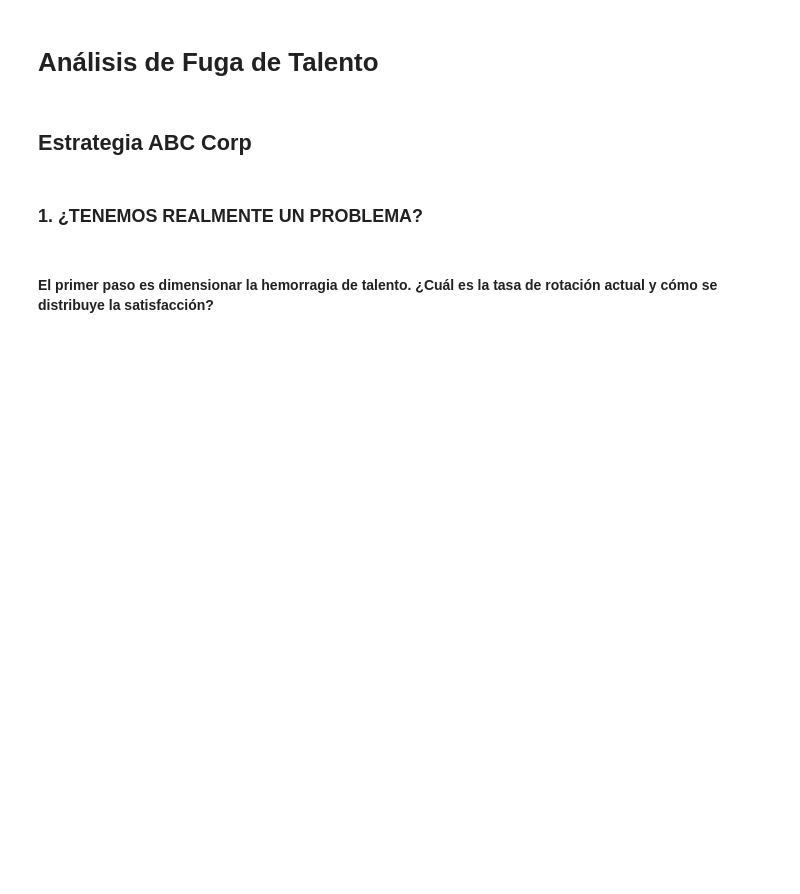
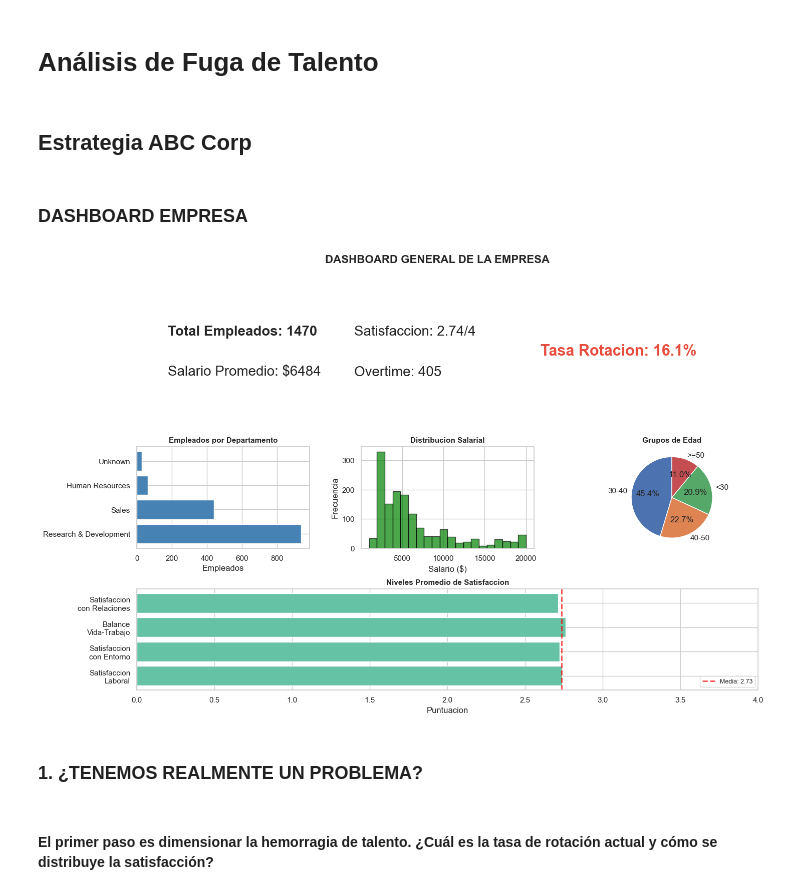
Before and after one commit to Ruthpsegovia/proyecto-da-promo-59-modulo-3-team-2, a Jupyter notebook: Visualizaciones/Visual_Storytelling.ipynb, the cells around one changed output. Saved outputs shown, nothing was run; the diff lists cells and outputs as text; code cells hidden in the pictures; blank space fills up the shorter version.

```diff
--- a/Visualizaciones/Visual_Storytelling.ipynb
+++ b/Visualizaciones/Visual_Storytelling.ipynb
@@ -10,3 +10,5 @@ import seaborn as sns
 # Configuración estética
 sns.set_theme(style="whitegrid")
 df = pd.read_csv('../Base_Datos/df_final.csv')
+# %% [markdown]
+### DASHBOARD EMPRESA
@@ -13,3 +74,7 @@ df = pd.read_csv('../Base_Datos/df_final.csv')
+# %%
+dashboard_general(df)
+# %% [output]
+[figure, added]
 # %% [markdown]
 ### 1. ¿TENEMOS REALMENTE UN PROBLEMA?
 # %% [markdown]
```
Also changed, not shown: parts of 30 cells of this notebook, 6 other files.
